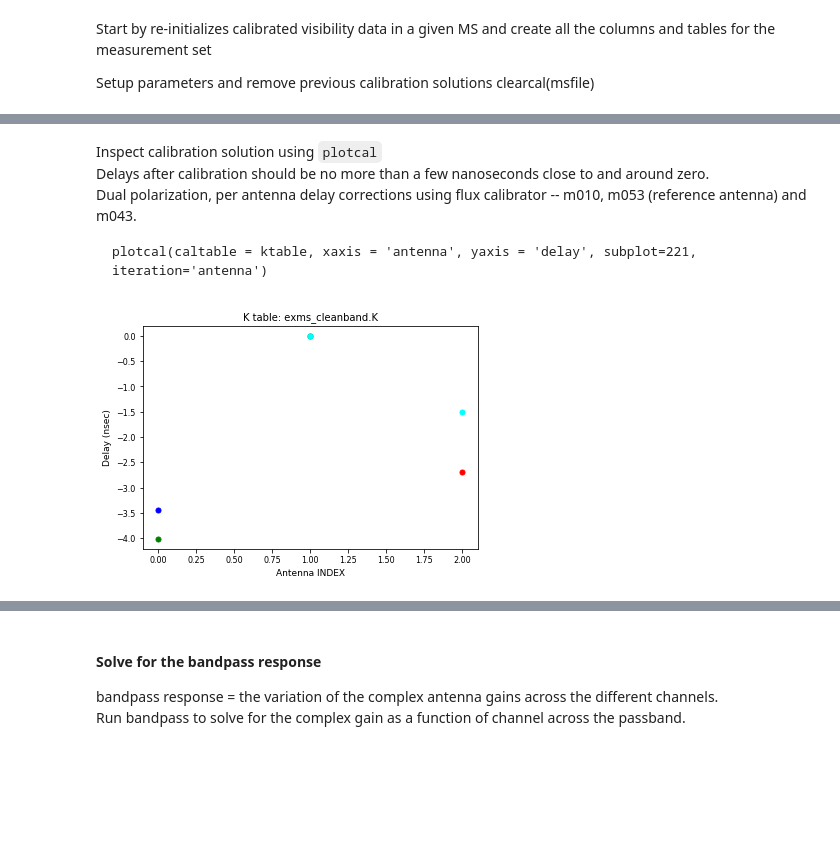
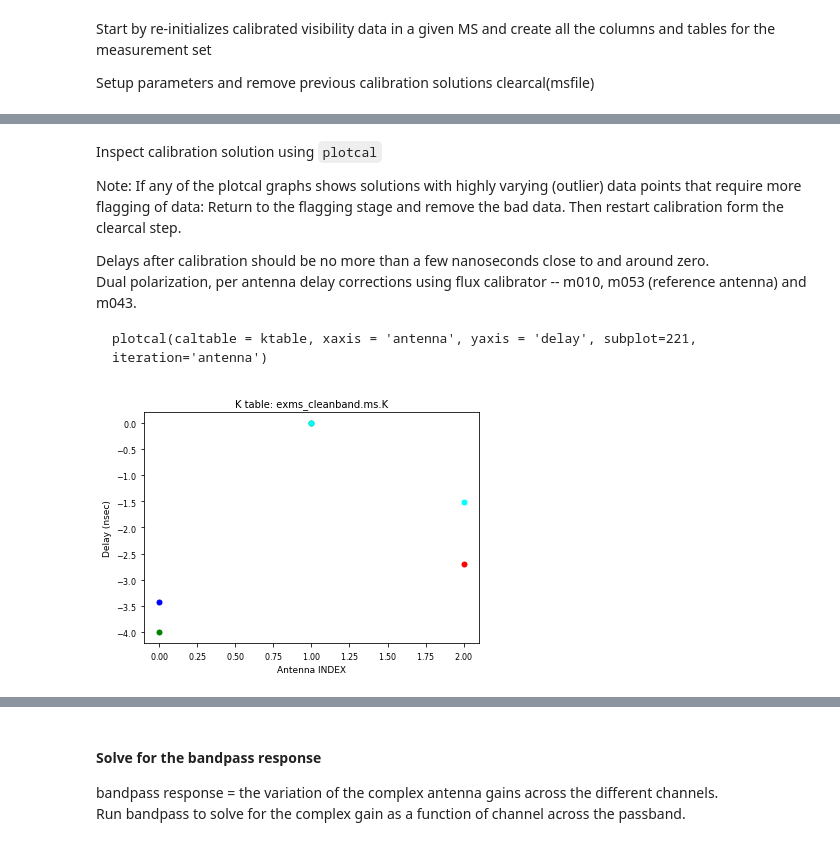
Before and after one commit to ska-sa/MeerKAT-Cookbook, a Jupyter notebook: casa/Calibrating imaging data.ipynb, the cells around one changed output, grey strips where cells are left out. Drawn from its saved outputs; the diff is of its cells as text; code cells hidden in the pictures; blank space fills up the shorter version.

````diff
--- a/casa/Calibrating imaging data.ipynb
+++ b/casa/Calibrating imaging data.ipynb
@@ -81,4 +129,5 @@ setjy(vis=msfile,
 # %%
+ktable = msfile + '.K'
 rmtables(ktable)
 
 #Solving for delays
@@ -88,24 +137,29 @@ gaincal(vis=msfile,
         gaintype='K',
         solint='inf',
         refant=ref_ant,
+        spw='0',
         combine='scan',
-        minblperant=1,
+        minblperant=2,
         solnorm=False,
-        spw='0',
-        minsnr=5)
+        minsnr=3.0,
+        gaintable=[gtable0])
 # %% [output]
 [interactive output not drawn]
 # %% [markdown]
 Inspect calibration solution using `plotcal`
+
+Note: If any of the plotcal graphs shows solutions with highly varying (outlier) data points that require more flagging of data: Return to the flagging stage and remove the bad data. Then restart calibration form the clearcal step.
+
+
 Delays after calibration should be no more than a few nanoseconds close to and around zero.
 Dual polarization, per antenna delay corrections using flux calibrator -- m010, m053 (reference antenna) and m043.
 ```
 plotcal(caltable = ktable, xaxis = 'antenna', yaxis = 'delay', subplot=221, iteration='antenna')
 ```
 # %%
-plotcal(caltable = ktable, xaxis = 'antenna', yaxis = 'delay')
+plotcal(caltable = ktable, xaxis = 'antenna', yaxis = 'delay', showgui=False)
 # %% [output]
-[figure, old version]
+[figure, new version]
 [interactive output not drawn]
 # %% [markdown]
 ####   Solve for the bandpass response
````
Also changed, not shown: parts of 76 cells of this notebook, 1 other file.
